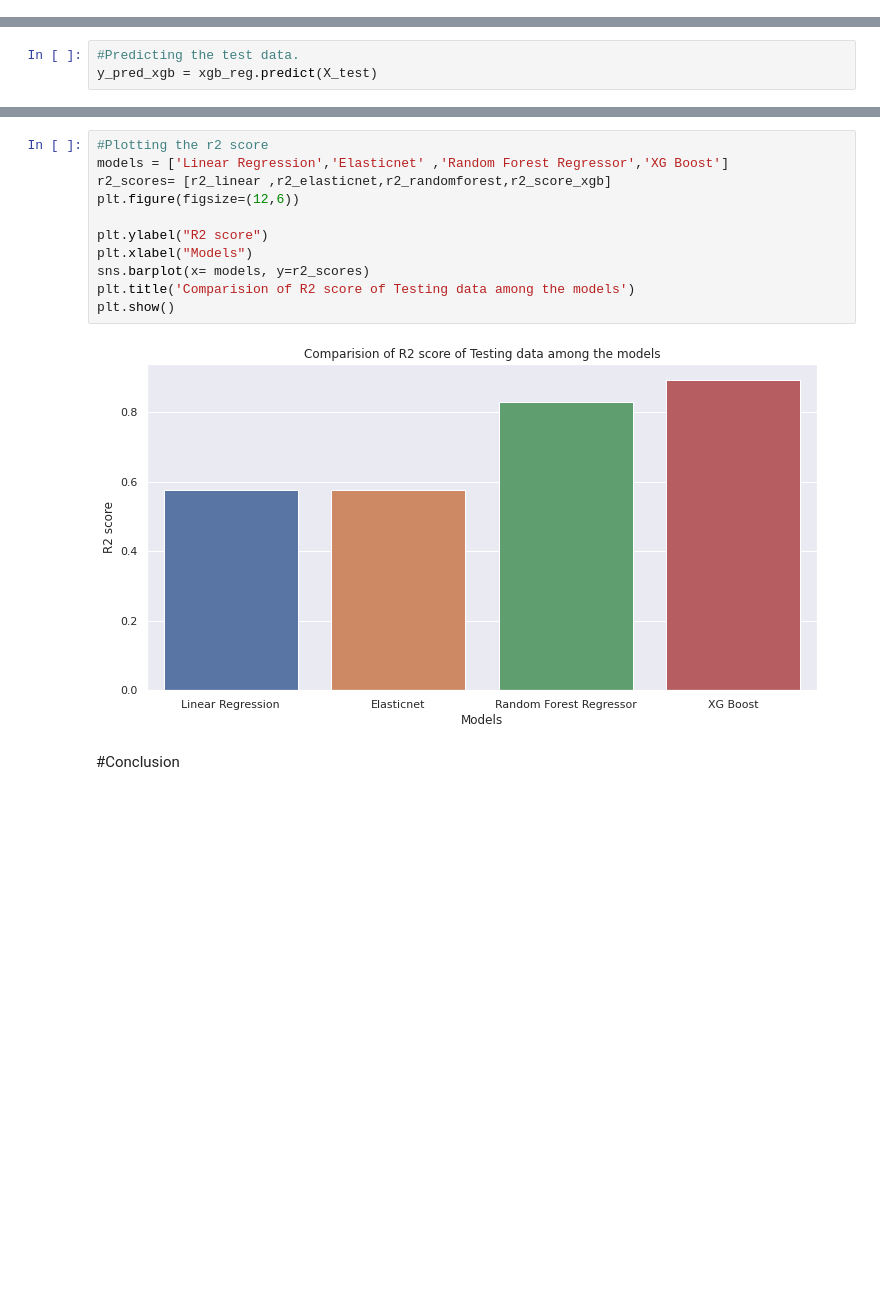
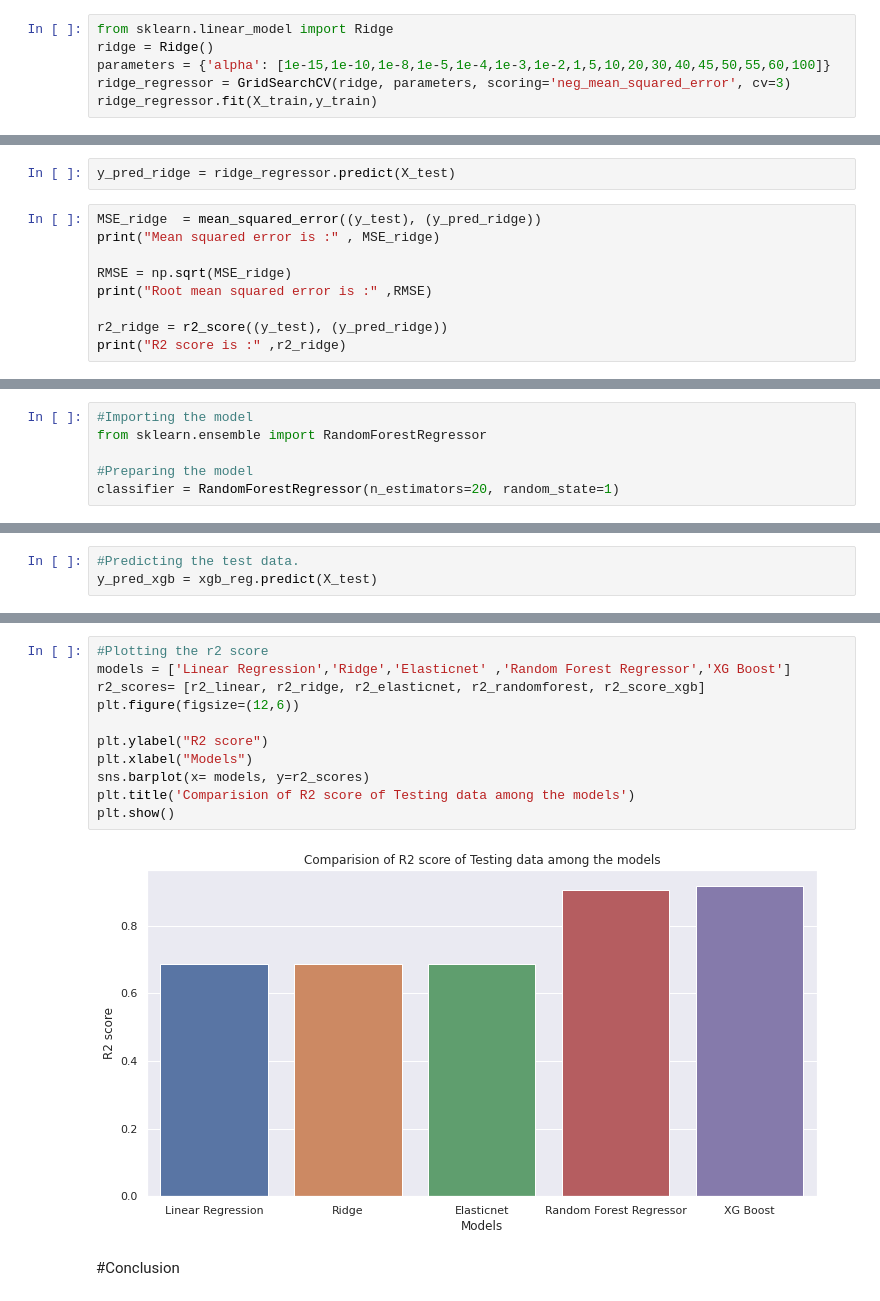
Before and after one commit to handetushar/Bike-Sharing-Demand-Prediction, a Jupyter notebook: Bike_Sharing_Demand_Prediction_Capstone_Project.ipynb, the cells around one changed output, grey strips where cells are left out. Cells and saved outputs as stored; diff of their text form; blank space fills up the shorter version.

Commit message:
More about modeling

```diff
--- a/Bike_Sharing_Demand_Prediction_Capstone_Project.ipynb
+++ b/Bike_Sharing_Demand_Prediction_Capstone_Project.ipynb
@@ -388,0 +532,6 @@ test_df.head(5)
+# %%
+from sklearn.linear_model import Ridge
+ridge = Ridge()
+parameters = {'alpha': [1e-15,1e-10,1e-8,1e-5,1e-4,1e-3,1e-2,1,5,10,20,30,40,45,50,55,60,100]}
+ridge_regressor = GridSearchCV(ridge, parameters, scoring='neg_mean_squared_error', cv=3)
+ridge_regressor.fit(X_train,y_train)
@@ -388,0 +551,11 @@ test_df.head(5)
+# %%
+y_pred_ridge = ridge_regressor.predict(X_test)
+# %%
+MSE_ridge  = mean_squared_error((y_test), (y_pred_ridge))
+print("Mean squared error is :" , MSE_ridge)
+
+RMSE = np.sqrt(MSE_ridge)
+print("Root mean squared error is :" ,RMSE)
+
+r2_ridge = r2_score((y_test), (y_pred_ridge))
+print("R2 score is :" ,r2_ridge)
@@ -463,3 +650,9 @@ classifier = GridSearchCV(classifier, param_grid = grid_values, cv=5)
+# %%
+#Importing the model
+from sklearn.ensemble import RandomForestRegressor
+
+#Preparing the model
+classifier = RandomForestRegressor(n_estimators=20, random_state=1)
 # %%
 # Fit the object to train dataset
 classifier.fit(X_train, y_train)
@@ -567,15 +788,15 @@ Text(0.5, 1.0, 'Comparision of actual and predicted values')
 # %%
 #Plotting the r2 score
-models = ['Linear Regression','Elasticnet' ,'Random Forest Regressor','XG Boost']
-r2_scores= [r2_linear ,r2_elasticnet,r2_randomforest,r2_score_xgb]
+models = ['Linear Regression','Ridge','Elasticnet' ,'Random Forest Regressor','XG Boost']
+r2_scores= [r2_linear, r2_ridge, r2_elasticnet, r2_randomforest, r2_score_xgb]
 plt.figure(figsize=(12,6))
 
 plt.ylabel("R2 score")
 plt.xlabel("Models")
 sns.barplot(x= models, y=r2_scores)
 plt.title('Comparision of R2 score of Testing data among the models')
 plt.show()
 # %% [output]
-[figure, old version]
+[figure, new version]
 # %% [markdown]
 #Conclusion
```
Also changed, not shown: parts of 72 cells of this notebook.
